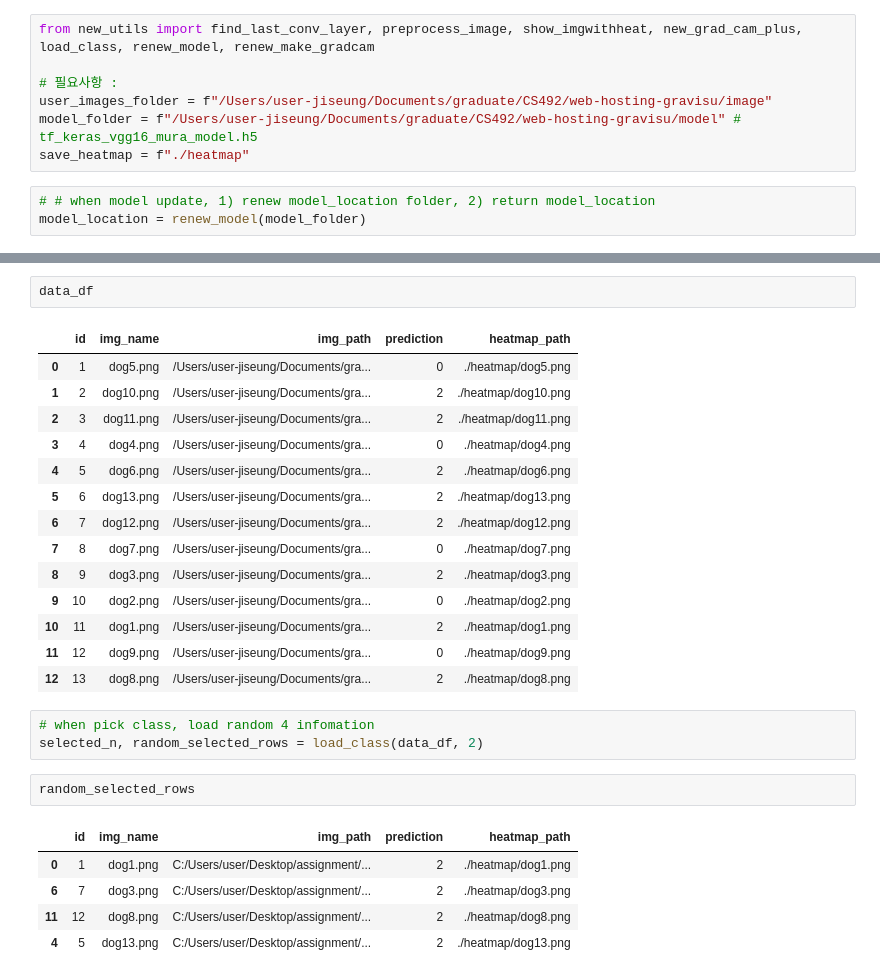
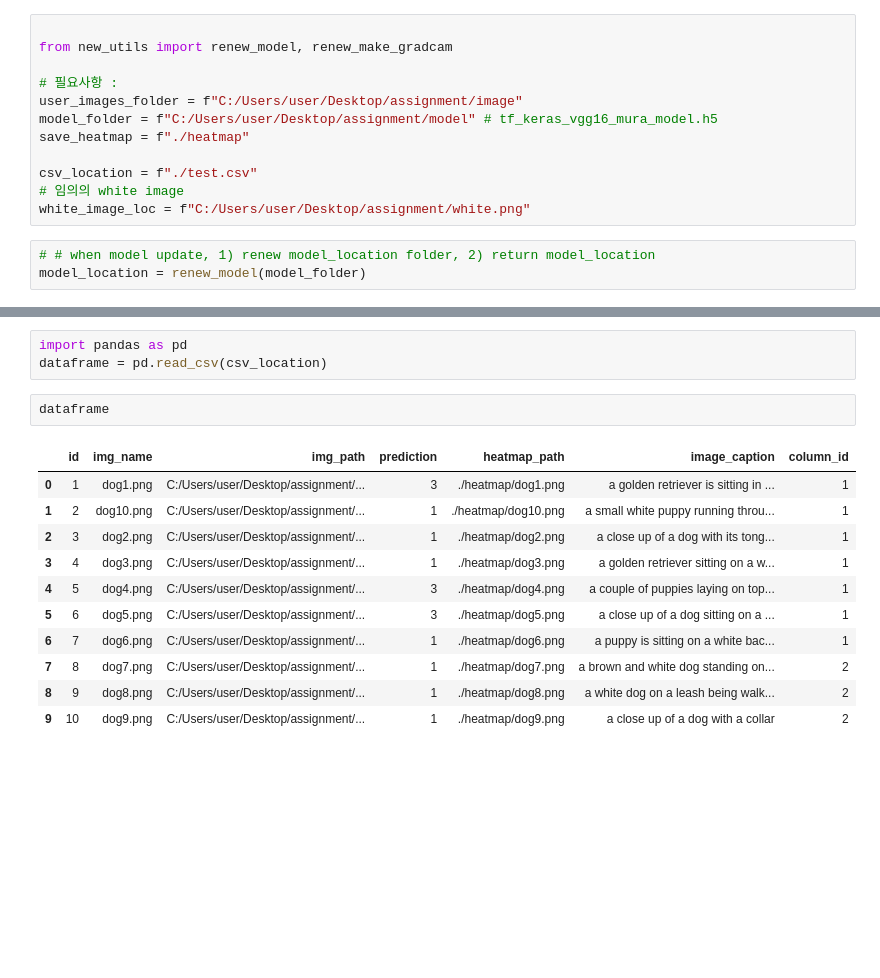
Before and after one commit to JiseungHong/web-hosting-gravisu, a Jupyter notebook: back-end/test.ipynb, the cells around one changed output, grey strips where cells are left out. Drawn from its saved outputs; the diff is of its cells as text; blank space fills up the shorter version.

```diff
--- a/back-end/test.ipynb
+++ b/back-end/test.ipynb
@@ -1,10 +1,15 @@
 # %%
-from new_utils import find_last_conv_layer, preprocess_image, show_imgwithheat, new_grad_cam_plus, load_class, renew_model, renew_make_gradcam
+
+from new_utils import renew_model, renew_make_gradcam
 
 # 필요사항 :
-user_images_folder = f"/Users/user-jiseung/Documents/graduate/CS492/web-hosting-gravisu/image"
-model_folder = f"/Users/user-jiseung/Documents/graduate/CS492/web-hosting-gravisu/model" # tf_keras_vgg16_mura_model.h5
+user_images_folder = f"C:/Users/user/Desktop/assignment/image"
+model_folder = f"C:/Users/user/Desktop/assignment/model" # tf_keras_vgg16_mura_model.h5
 save_heatmap = f"./heatmap"
+
+csv_location = f"./test.csv"
+# 임의의 white image
+white_image_loc = f"C:/Users/user/Desktop/assignment/white.png"
 # %%
 # # when model update, 1) renew model_location folder, 2) return model_location
 model_location = renew_model(model_folder)
@@ -20,30 +24,19 @@ data_df = renew_make_gradcam(model_location, user_images_folder, save_heatmap)
 # %% [output]
 WARNING:tensorflow:No training configuration found in the save file, so the model was *not* compiled. Compile it manually.
-# %%
-data_df
-# %% [output]
-|  | id | img_name | img_path | prediction | heatmap_path |
-| 0 | 1 | dog5.png | /Users/user-jiseung/Documents/gra... | 0 | ./heatmap/dog5.png |
-| 1 | 2 | dog10.png | /Users/user-jiseung/Documents/gra... | 2 | ./heatmap/dog10.png |
-| 2 | 3 | dog11.png | /Users/user-jiseung/Documents/gra... | 2 | ./heatmap/dog11.png |
-| 3 | 4 | dog4.png | /Users/user-jiseung/Documents/gra... | 0 | ./heatmap/dog4.png |
-| 4 | 5 | dog6.png | /Users/user-jiseung/Documents/gra... | 2 | ./heatmap/dog6.png |
-| 5 | 6 | dog13.png | /Users/user-jiseung/Documents/gra... | 2 | ./heatmap/dog13.png |
-| 6 | 7 | dog12.png | /Users/user-jiseung/Documents/gra... | 2 | ./heatmap/dog12.png |
-| 7 | 8 | dog7.png | /Users/user-jiseung/Documents/gra... | 0 | ./heatmap/dog7.png |
-| 8 | 9 | dog3.png | /Users/user-jiseung/Documents/gra... | 2 | ./heatmap/dog3.png |
-| 9 | 10 | dog2.png | /Users/user-jiseung/Documents/gra... | 0 | ./heatmap/dog2.png |
-| 10 | 11 | dog1.png | /Users/user-jiseung/Documents/gra... | 2 | ./heatmap/dog1.png |
-| 11 | 12 | dog9.png | /Users/user-jiseung/Documents/gra... | 0 | ./heatmap/dog9.png |
-| 12 | 13 | dog8.png | /Users/user-jiseung/Documents/gra... | 2 | ./heatmap/dog8.png |
-# %%
-# when pick class, load random 4 infomation
-selected_n, random_selected_rows = load_class(data_df, 2)
-# %%
-random_selected_rows
-# %% [output]
-|  | id | img_name | img_path | prediction | heatmap_path |
-| 0 | 1 | dog1.png | C:/Users/user/Desktop/assignment/... | 2 | ./heatmap/dog1.png |
-| 6 | 7 | dog3.png | C:/Users/user/Desktop/assignment/... | 2 | ./heatmap/dog3.png |
-| 11 | 12 | dog8.png | C:/Users/user/Desktop/assignment/... | 2 | ./heatmap/dog8.png |
-| 4 | 5 | dog13.png | C:/Users/user/Desktop/assignment/... | 2 | ./heatmap/dog13.png |
+# %%
+import pandas as pd
+dataframe = pd.read_csv(csv_location)
+# %%
+dataframe
+# %% [output]
+|  | id | img_name | img_path | prediction | heatmap_path | image_caption | column_id |
+| 0 | 1 | dog1.png | C:/Users/user/Desktop/assignment/... | 3 | ./heatmap/dog1.png | a golden retriever is sitting in ... | 1 |
+| 1 | 2 | dog10.png | C:/Users/user/Desktop/assignment/... | 1 | ./heatmap/dog10.png | a small white puppy running throu... | 1 |
+| 2 | 3 | dog2.png | C:/Users/user/Desktop/assignment/... | 1 | ./heatmap/dog2.png | a close up of a dog with its tong... | 1 |
+| 3 | 4 | dog3.png | C:/Users/user/Desktop/assignment/... | 1 | ./heatmap/dog3.png | a golden retriever sitting on a w... | 1 |
+| 4 | 5 | dog4.png | C:/Users/user/Desktop/assignment/... | 3 | ./heatmap/dog4.png | a couple of puppies laying on top... | 1 |
+| 5 | 6 | dog5.png | C:/Users/user/Desktop/assignment/... | 3 | ./heatmap/dog5.png | a close up of a dog sitting on a ... | 1 |
+| 6 | 7 | dog6.png | C:/Users/user/Desktop/assignment/... | 1 | ./heatmap/dog6.png | a puppy is sitting on a white bac... | 1 |
+| 7 | 8 | dog7.png | C:/Users/user/Desktop/assignment/... | 1 | ./heatmap/dog7.png | a brown and white dog standing on... | 2 |
+| 8 | 9 | dog8.png | C:/Users/user/Desktop/assignment/... | 1 | ./heatmap/dog8.png | a white dog on a leash being walk... | 2 |
+| 9 | 10 | dog9.png | C:/Users/user/Desktop/assignment/... | 1 | ./heatmap/dog9.png | a close up of a dog with a collar | 2 |
```
Also changed, not shown: parts of 4 cells of this notebook, 2 other files.
